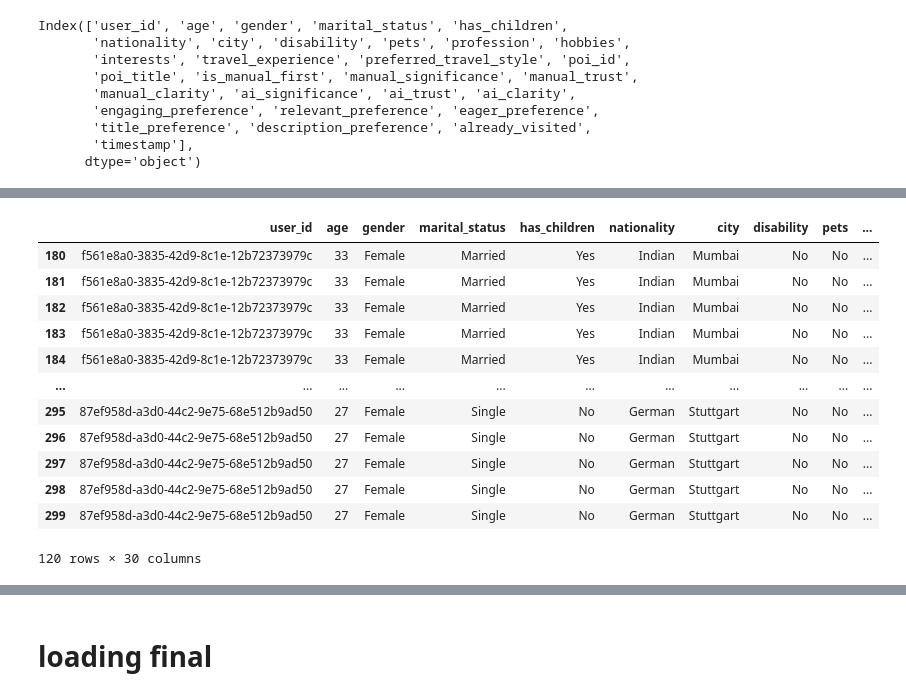
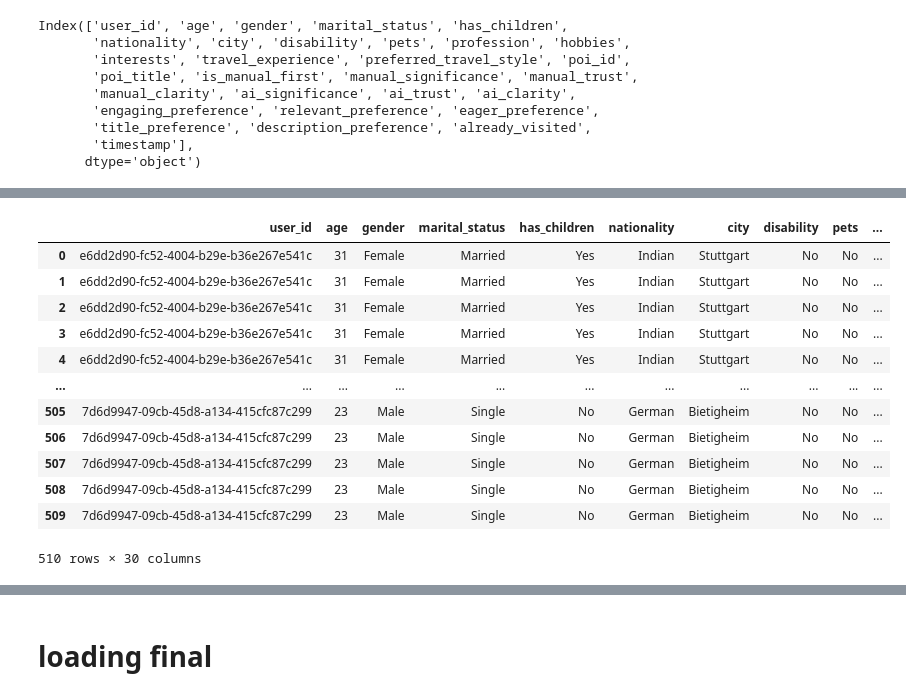
Before and after one commit to bksaini078/PoI_survey, a Jupyter notebook: data_analysis/data_analysis.ipynb, the cells around one changed output, grey strips where cells are left out. Cells and saved outputs as stored; diff of their text form; code cells hidden in the pictures.

```diff
--- a/data_analysis/data_analysis.ipynb
+++ b/data_analysis/data_analysis.ipynb
@@ -43,23 +43,23 @@ survey_df
 # %%
 
 survey_df ['timestamp']= pd.to_datetime(survey_df['timestamp'])
-filter_date = pd.to_datetime('2025-01-28')
-survey_df = survey_df[survey_df['timestamp'] >= filter_date]
+# filter_date = pd.to_datetime('2025-01-28')
+# survey_df = survey_df[survey_df['timestamp'] >= filter_date]
 survey_df
 # %% [output]
 |  | user_id | age | gender | marital_status | has_children | nationality | city | disability | pets | ... |
-| 180 | f561e8a0-3835-42d9-8c1e-12b72373979c | 33 | Female | Married | Yes | Indian | Mumbai | No | No | ... |
-| 181 | f561e8a0-3835-42d9-8c1e-12b72373979c | 33 | Female | Married | Yes | Indian | Mumbai | No | No | ... |
-| 182 | f561e8a0-3835-42d9-8c1e-12b72373979c | 33 | Female | Married | Yes | Indian | Mumbai | No | No | ... |
-| 183 | f561e8a0-3835-42d9-8c1e-12b72373979c | 33 | Female | Married | Yes | Indian | Mumbai | No | No | ... |
-| 184 | f561e8a0-3835-42d9-8c1e-12b72373979c | 33 | Female | Married | Yes | Indian | Mumbai | No | No | ... |
+| 0 | e6dd2d90-fc52-4004-b29e-b36e267e541c | 31 | Female | Married | Yes | Indian | Stuttgart | No | No | ... |
+| 1 | e6dd2d90-fc52-4004-b29e-b36e267e541c | 31 | Female | Married | Yes | Indian | Stuttgart | No | No | ... |
+| 2 | e6dd2d90-fc52-4004-b29e-b36e267e541c | 31 | Female | Married | Yes | Indian | Stuttgart | No | No | ... |
+| 3 | e6dd2d90-fc52-4004-b29e-b36e267e541c | 31 | Female | Married | Yes | Indian | Stuttgart | No | No | ... |
+| 4 | e6dd2d90-fc52-4004-b29e-b36e267e541c | 31 | Female | Married | Yes | Indian | Stuttgart | No | No | ... |
 | ... | ... | ... | ... | ... | ... | ... | ... | ... | ... | ... |
-| 295 | 87ef958d-a3d0-44c2-9e75-68e512b9ad50 | 27 | Female | Single | No | German | Stuttgart | No | No | ... |
-| 296 | 87ef958d-a3d0-44c2-9e75-68e512b9ad50 | 27 | Female | Single | No | German | Stuttgart | No | No | ... |
-| 297 | 87ef958d-a3d0-44c2-9e75-68e512b9ad50 | 27 | Female | Single | No | German | Stuttgart | No | No | ... |
-| 298 | 87ef958d-a3d0-44c2-9e75-68e512b9ad50 | 27 | Female | Single | No | German | Stuttgart | No | No | ... |
-| 299 | 87ef958d-a3d0-44c2-9e75-68e512b9ad50 | 27 | Female | Single | No | German | Stuttgart | No | No | ... |
+| 505 | 7d6d9947-09cb-45d8-a134-415cfc87c299 | 23 | Male | Single | No | German | Bietigheim | No | No | ... |
+| 506 | 7d6d9947-09cb-45d8-a134-415cfc87c299 | 23 | Male | Single | No | German | Bietigheim | No | No | ... |
+| 507 | 7d6d9947-09cb-45d8-a134-415cfc87c299 | 23 | Male | Single | No | German | Bietigheim | No | No | ... |
+| 508 | 7d6d9947-09cb-45d8-a134-415cfc87c299 | 23 | Male | Single | No | German | Bietigheim | No | No | ... |
+| 509 | 7d6d9947-09cb-45d8-a134-415cfc87c299 | 23 | Male | Single | No | German | Bietigheim | No | No | ... |
-120 rows × 30 columns
+510 rows × 30 columns
 # %%
 import matplotlib.pyplot as plt
 
```
Also changed, not shown: parts of 7 cells of this notebook.
